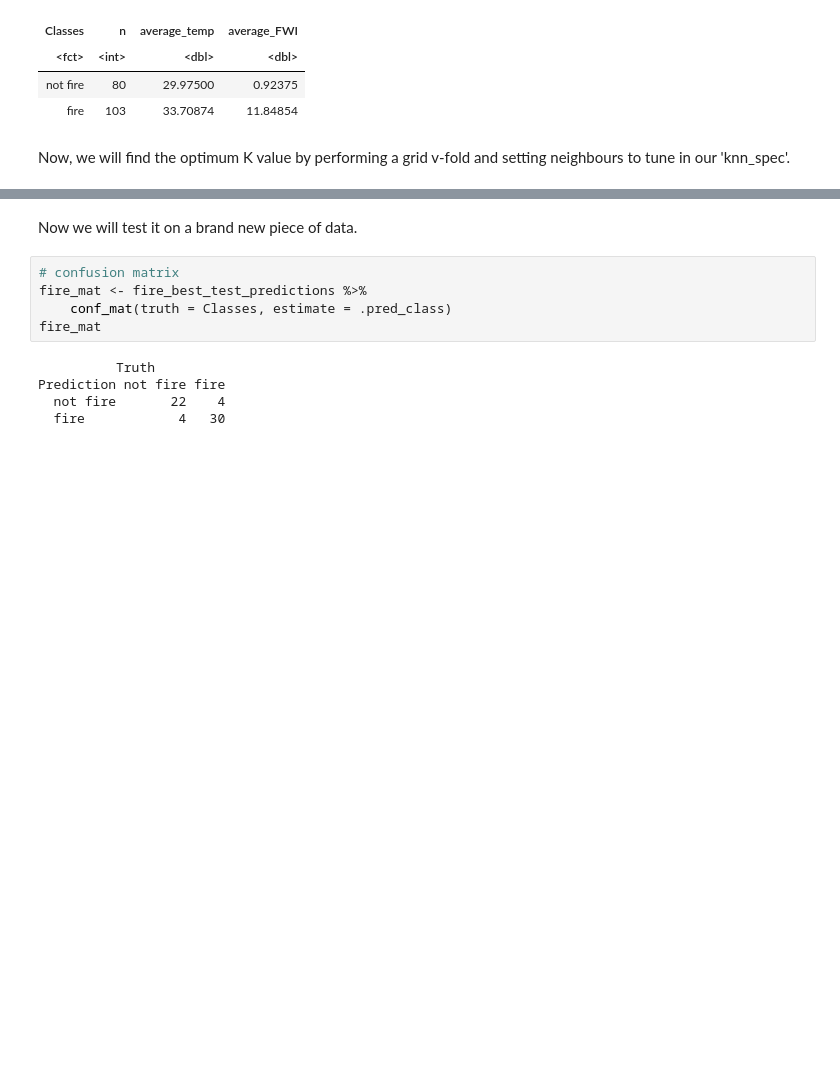
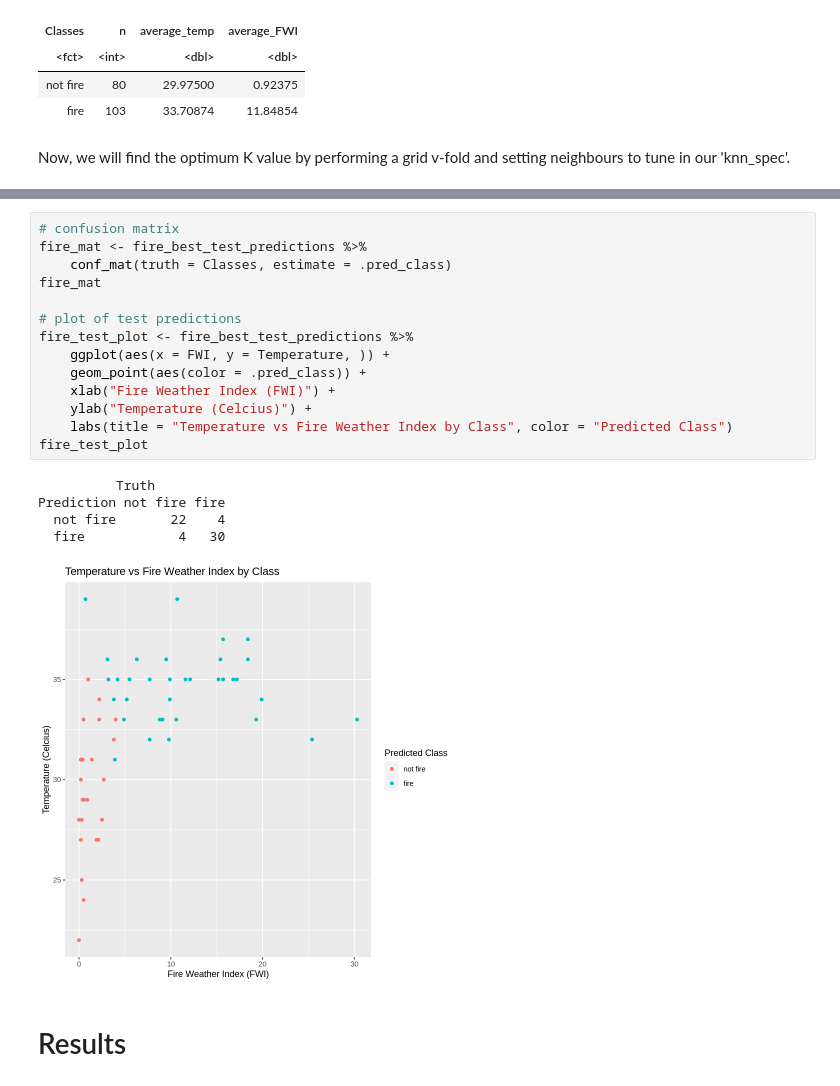
Before and after one commit to purnomoc/dsci100, a Jupyter notebook: forest_fires_report.ipynb, the cells around one changed output, grey strips where cells are left out. Cells and saved outputs as stored; diff of their text form; blank space fills up the shorter version.

```diff
--- a/forest_fires_report.ipynb
+++ b/forest_fires_report.ipynb
@@ -211,12 +224,22 @@ fire_best_accuracy
-# %% [markdown]
-Now we will test it on a brand new piece of data.
-# %%
-# confusion matrix
-fire_mat <- fire_best_test_predictions %>%
-    conf_mat(truth = Classes, estimate = .pred_class)
-fire_mat
-# %% [output]
-          Truth
-Prediction not fire fire
-  not fire       22    4
-  fire            4   30
+# %%
+# confusion matrix
+fire_mat <- fire_best_test_predictions %>%
+    conf_mat(truth = Classes, estimate = .pred_class)
+fire_mat
+
+# plot of test predictions
+fire_test_plot <- fire_best_test_predictions %>%
+    ggplot(aes(x = FWI, y = Temperature, )) +
+    geom_point(aes(color = .pred_class)) +
+    xlab("Fire Weather Index (FWI)") +
+    ylab("Temperature (Celcius)") +
+    labs(title = "Temperature vs Fire Weather Index by Class", color = "Predicted Class")
+fire_test_plot
+# %% [output]
+          Truth
+Prediction not fire fire
+  not fire       22    4
+  fire            4   30
+[figure, added]
+# %% [markdown]
+# Results
```
Also changed, not shown: parts of 3 cells of this notebook.
